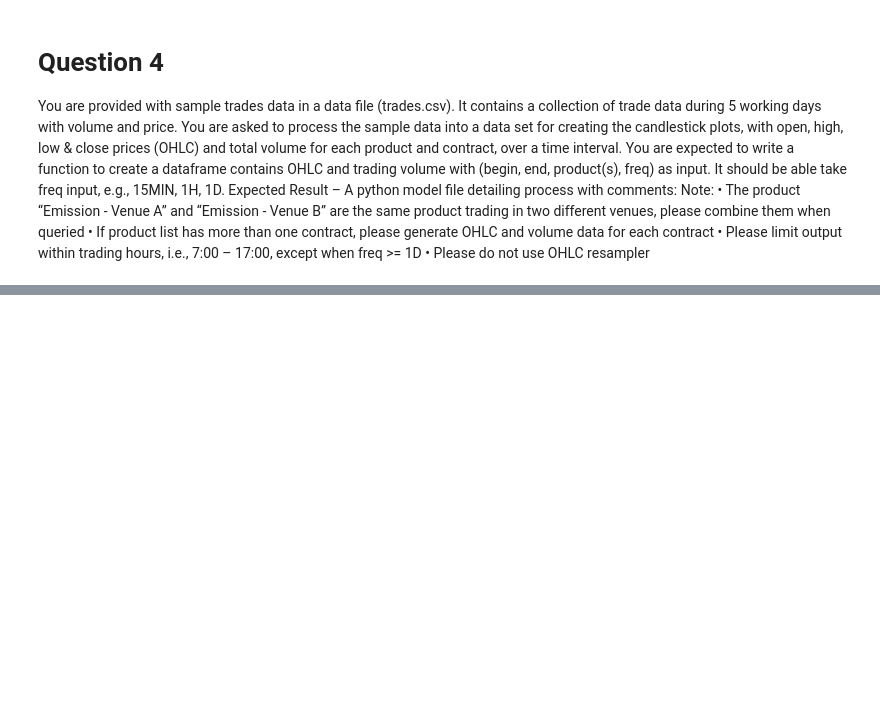
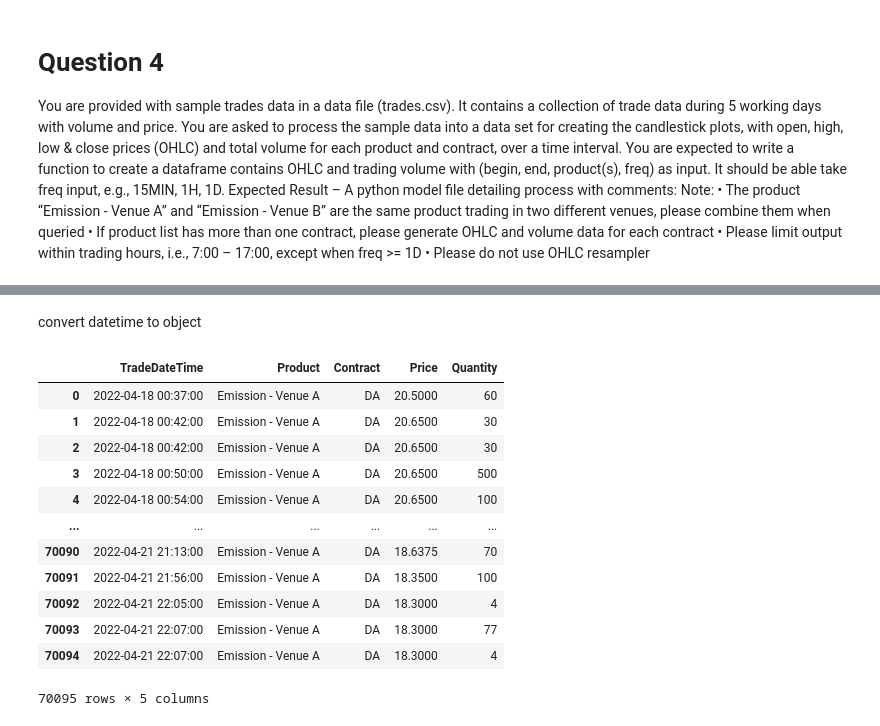
Before and after one commit to PaulWill92/time_series_assessment, a Jupyter notebook: tasks/0-assesment.ipynb, the cells around one changed output, grey strips where cells are left out. Cells and saved outputs as stored; diff of their text form; code cells hidden in the pictures; blank space fills up the shorter version.

```diff
--- a/tasks/0-assesment.ipynb
+++ b/tasks/0-assesment.ipynb
@@ -478,0 +497,19 @@ Expected Result – A python model file detailing process with comments: Note:
+# %% [markdown]
+convert datetime to object
+# %%
+trades["TradeDateTime"]= pd.to_datetime(trades["TradeDateTime"], infer_datetime_format=True)
+trades
+# %% [output]
+|  | TradeDateTime | Product | Contract | Price | Quantity |
+| 0 | 2022-04-18 00:37:00 | Emission - Venue A | DA | 20.5000 | 60 |
+| 1 | 2022-04-18 00:42:00 | Emission - Venue A | DA | 20.6500 | 30 |
+| 2 | 2022-04-18 00:42:00 | Emission - Venue A | DA | 20.6500 | 30 |
+| 3 | 2022-04-18 00:50:00 | Emission - Venue A | DA | 20.6500 | 500 |
+| 4 | 2022-04-18 00:54:00 | Emission - Venue A | DA | 20.6500 | 100 |
+| ... | ... | ... | ... | ... | ... |
+| 70090 | 2022-04-21 21:13:00 | Emission - Venue A | DA | 18.6375 | 70 |
+| 70091 | 2022-04-21 21:56:00 | Emission - Venue A | DA | 18.3500 | 100 |
+| 70092 | 2022-04-21 22:05:00 | Emission - Venue A | DA | 18.3000 | 4 |
+| 70093 | 2022-04-21 22:07:00 | Emission - Venue A | DA | 18.3000 | 77 |
+| 70094 | 2022-04-21 22:07:00 | Emission - Venue A | DA | 18.3000 | 4 |
+70095 rows × 5 columns
```
Also changed, not shown: parts of 18 cells of this notebook, 7 other files.
